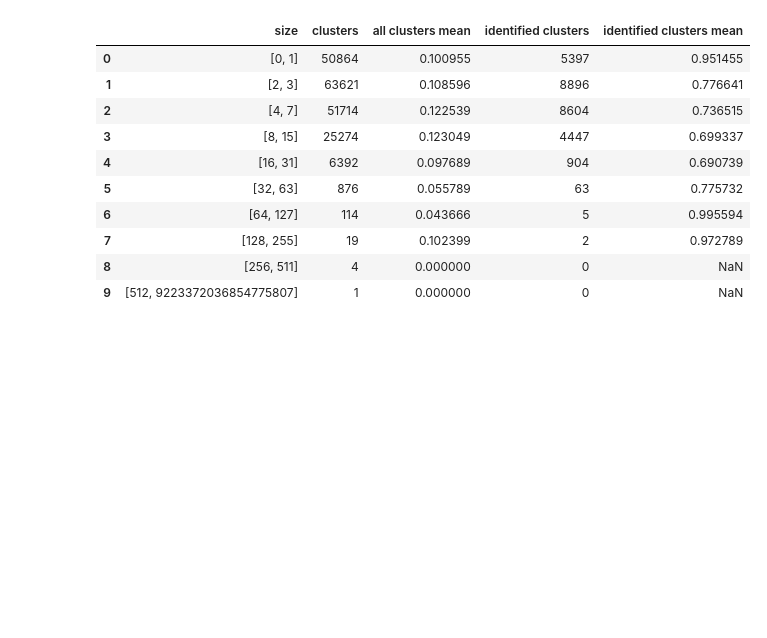
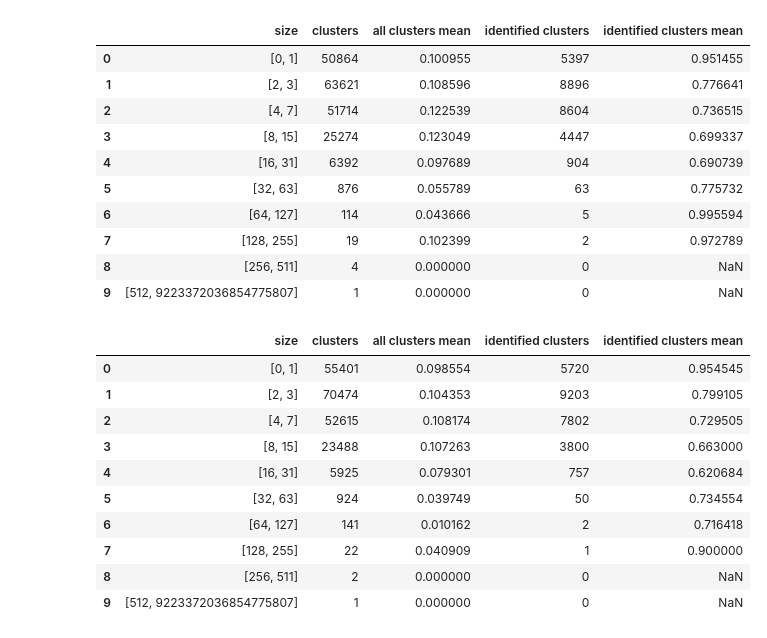
Before and after one commit to eduseiti/MSEmbedding, a Jupyter notebook: notebooks/Final results comparison.ipynb, the cells around one changed output. Cells and saved outputs as stored; diff of their text form; code cells hidden in the pictures; blank space fills up the shorter version.

```diff
--- a/notebooks/Final results comparison.ipynb
+++ b/notebooks/Final results comparison.ipynb
@@ -165,11 +180,15 @@ MARACLUSTER_CLUSTERS_QUALITY="/media/eduseiti/bigdata01/unicamp/doutorado/cluste
 Q01_CLUSTERS_QUALITY="/media/eduseiti/bigdata01/unicamp/doutorado/clustering/linfeng/sample/identifications_q0.01/sample_embeddings_q0.01.clusters_p73.983100_identifications_analysis.tsv_clusters_size.tsv"
 Q001_CLUSTERS_QUALITY="/media/eduseiti/bigdata01/unicamp/doutorado/clustering/linfeng/sample/identifications_q0.001/sample_embeddings_q0.001.clusters_p76.505100_identifications_analysis.tsv_clusters_size.tsv"
 Q01_04_CLUSTERS_QUALITY="/media/eduseiti/bigdata01/unicamp/doutorado/clustering/linfeng/sample/identifications_q0.01_margin0.4/sample_embeddings_q0.01_margin0.4.clusters_p73.983100_identifications_analysis_clusters_size.tsv"
+
+EMBEDDINGS_CLUSTERS_QUALITY="/media/eduseiti/bigdata01/unicamp/doutorado/clustering/linfeng/sample/identifications_embeddings/sample_embeddings.clusters_p73.983100_identifications_analysis_clusters_size.tsv"
 # %%
 maraclusters_quality = pd.read_csv(MARACLUSTER_CLUSTERS_QUALITY, sep='\t')
 q01_quality = pd.read_csv(Q01_CLUSTERS_QUALITY, sep='\t')
 q001_quality = pd.read_csv(Q001_CLUSTERS_QUALITY, sep='\t')
 q01_quality_04 = pd.read_csv(Q01_04_CLUSTERS_QUALITY, sep='\t')
+
+embeddings_quality = pd.read_csv(EMBEDDINGS_CLUSTERS_QUALITY, sep='\t')
 # %%
 maraclusters_quality
 # %% [output]
@@ -226,6 +245,20 @@ q01_quality_04
 | 7 | [128, 255] | 19 | 0.102399 | 2 | 0.972789 |
 | 8 | [256, 511] | 4 | 0.000000 | 0 | NaN |
 | 9 | [512, 9223372036854775807] | 1 | 0.000000 | 0 | NaN |
+# %%
+embeddings_quality
+# %% [output]
+|  | size | clusters | all clusters mean | identified clusters | identified clusters mean |
+| 0 | [0, 1] | 55401 | 0.098554 | 5720 | 0.954545 |
+| 1 | [2, 3] | 70474 | 0.104353 | 9203 | 0.799105 |
+| 2 | [4, 7] | 52615 | 0.108174 | 7802 | 0.729505 |
+| 3 | [8, 15] | 23488 | 0.107263 | 3800 | 0.663000 |
+| 4 | [16, 31] | 5925 | 0.079301 | 757 | 0.620684 |
+| 5 | [32, 63] | 924 | 0.039749 | 50 | 0.734554 |
+| 6 | [64, 127] | 141 | 0.010162 | 2 | 0.716418 |
+| 7 | [128, 255] | 22 | 0.040909 | 1 | 0.900000 |
+| 8 | [256, 511] | 2 | 0.000000 | 0 | NaN |
+| 9 | [512, 9223372036854775807] | 1 | 0.000000 | 0 | NaN |
 # %%
 fig = go.Figure()
 
```
Also changed, not shown: parts of 9 cells of this notebook.
